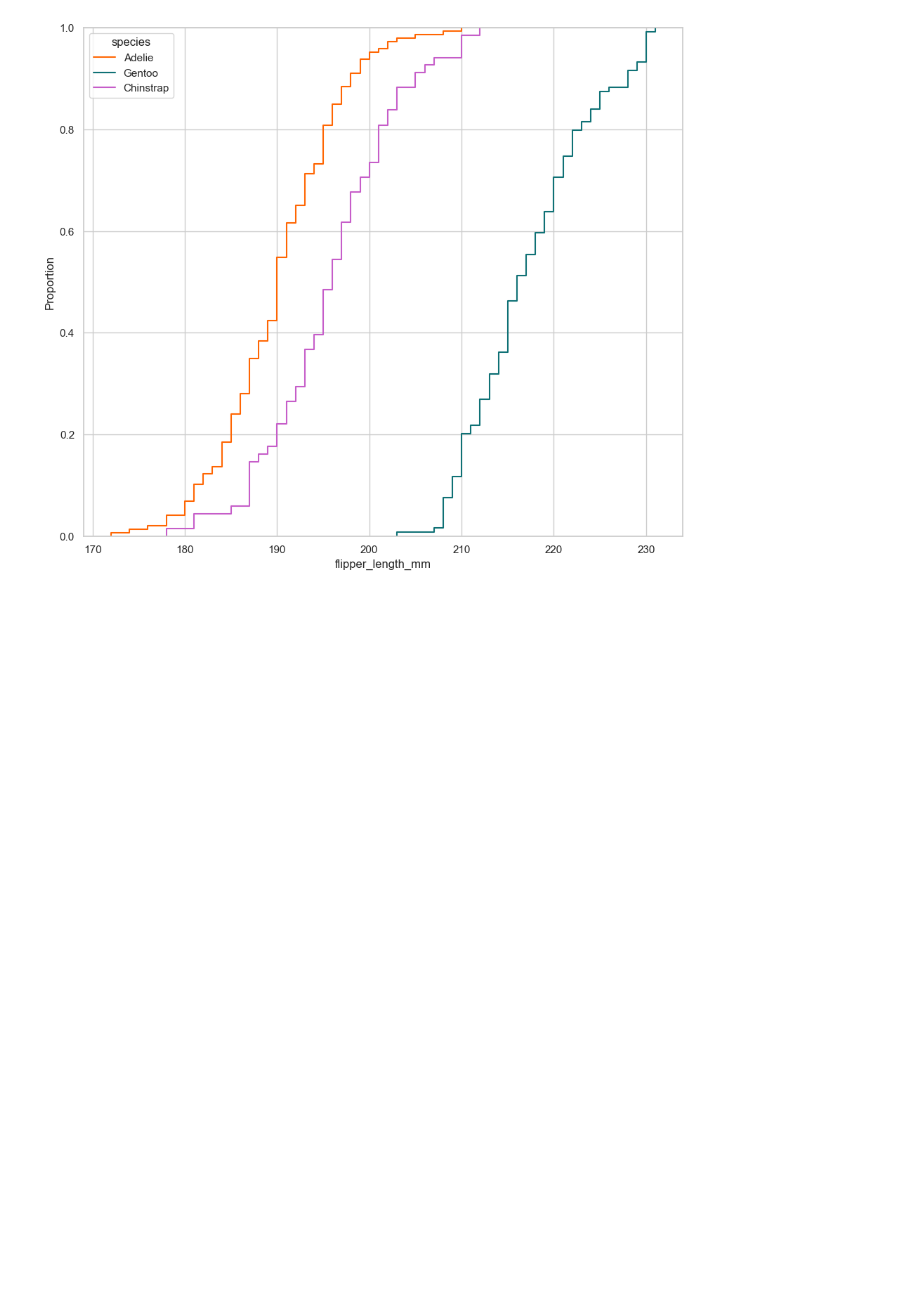
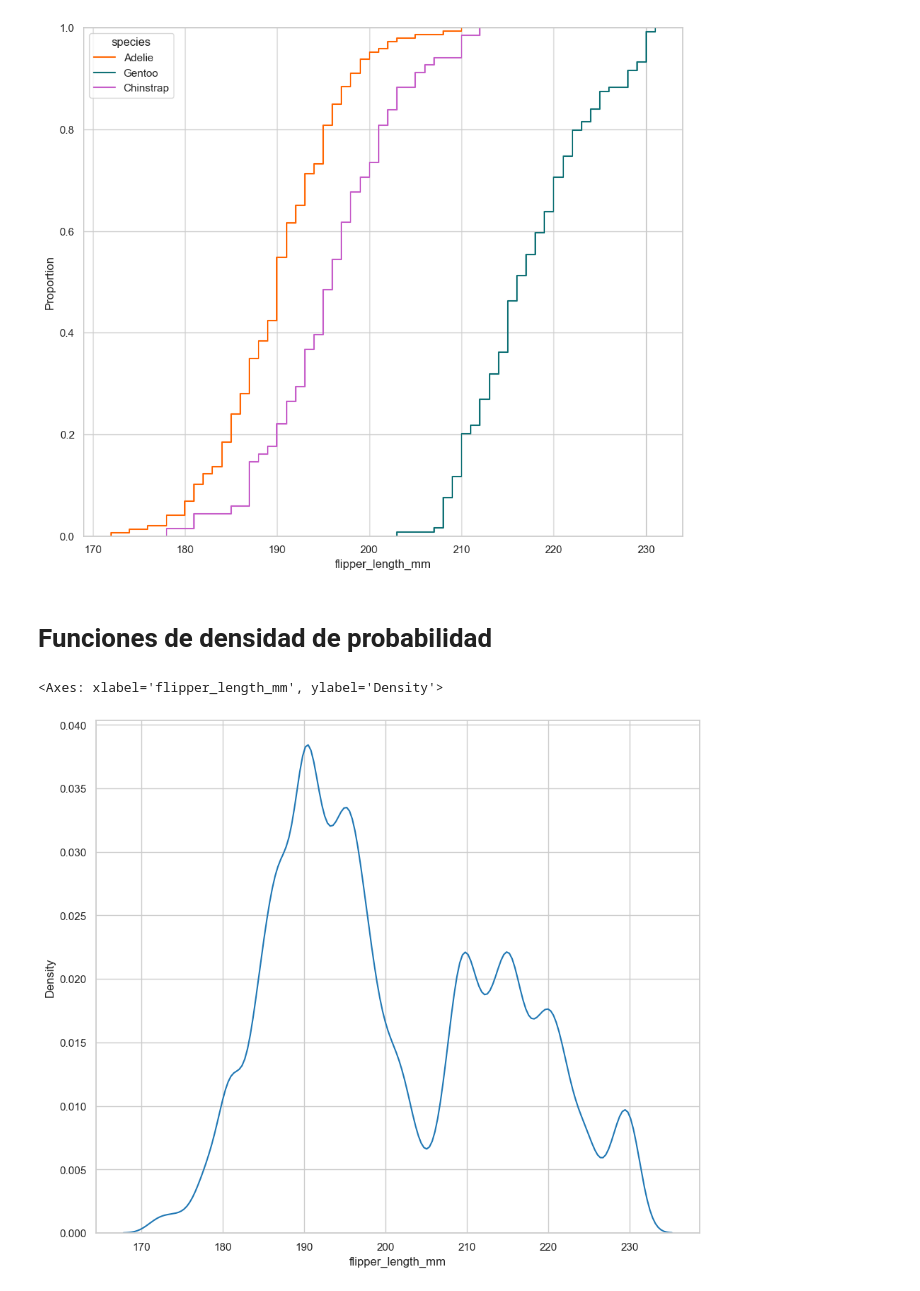
Before and after one commit to abarreran/Penguin, a Jupyter notebook: pinguinos.ipynb, the cells around one changed output. Cells and saved outputs as stored; diff of their text form; code cells hidden in the pictures; blank space fills up the shorter version.

```diff
--- a/pinguinos.ipynb
+++ b/pinguinos.ipynb
@@ -786,3 +784,14 @@ sns.ecdfplot(
 # %% [output]
 <Axes: xlabel='flipper_length_mm', ylabel='Proportion'>
 [figure]
+# %% [markdown]
+# Funciones de densidad de probabilidad
+# %%
+sns.kdeplot(
+    data = processed_penguins_df,
+    x = 'flipper_length_mm',
+    bw_method=0.1
+)
+# %% [output]
+<Axes: xlabel='flipper_length_mm', ylabel='Density'>
+[figure, added]
```
Also changed, not shown: parts of 16 cells of this notebook.
